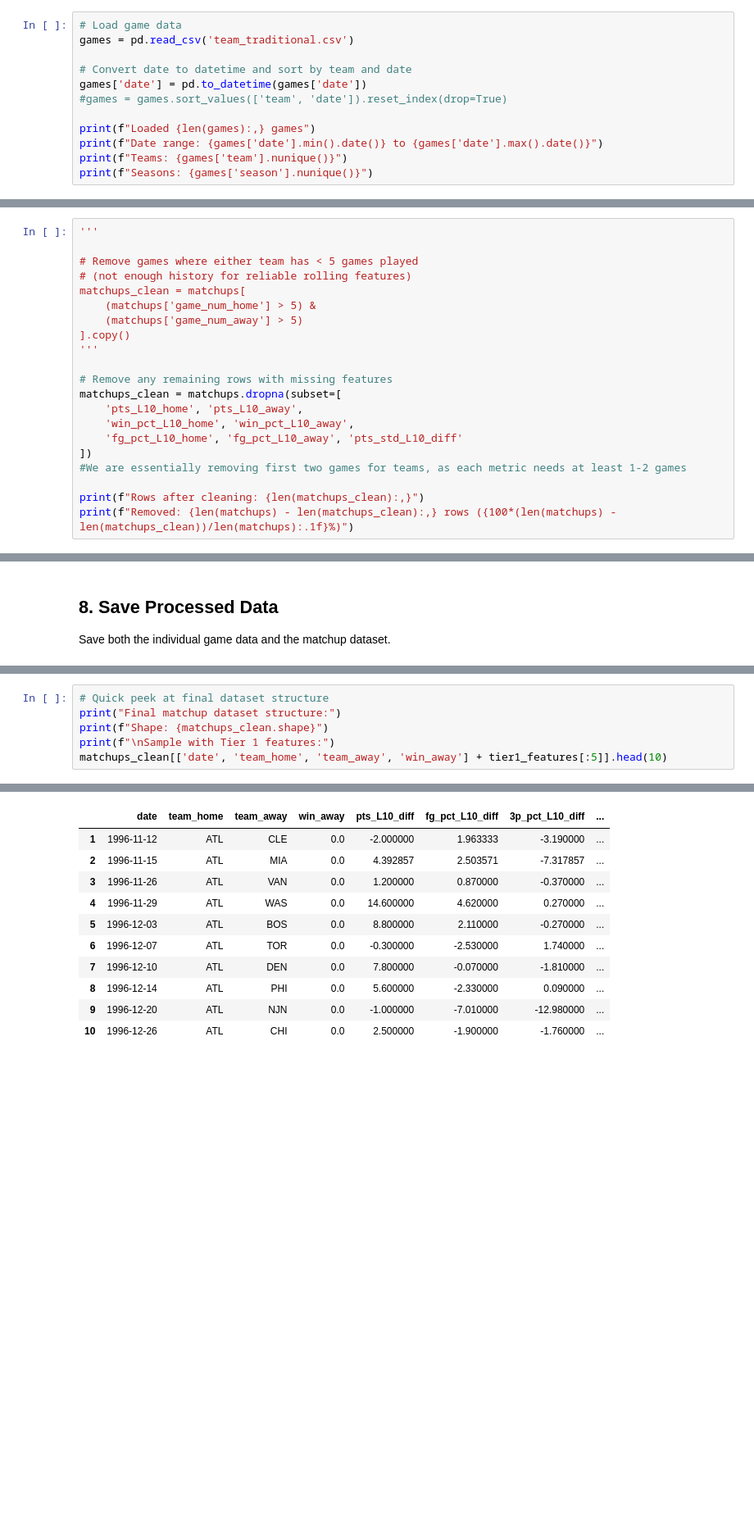
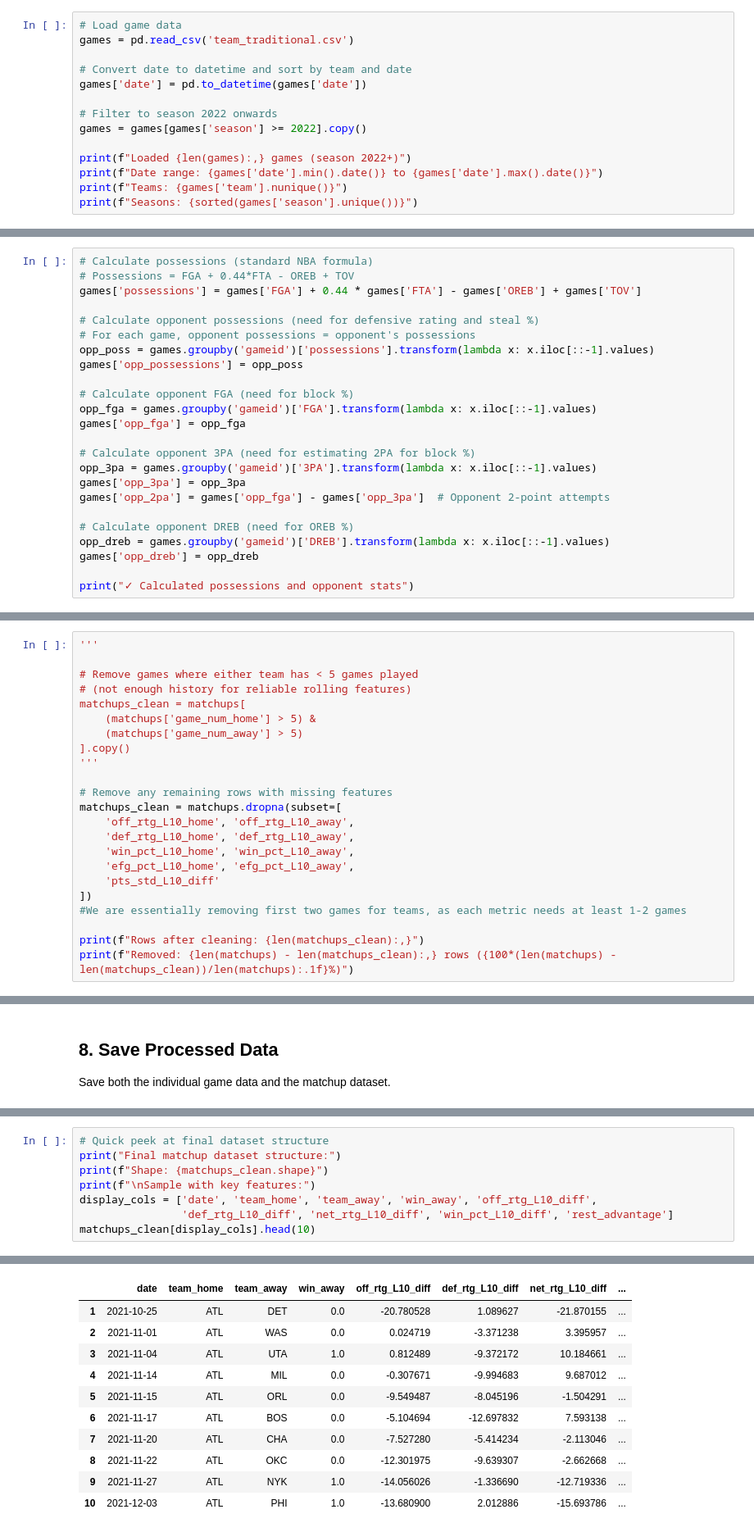
Before and after one commit to MichaelLi12321/NBA-winning-team-predictions, a Jupyter notebook: data_wranging.ipynb, the cells around one changed output, grey strips where cells are left out. Shown at 82% size. Cells and saved outputs as stored; diff of their text form; blank space fills up the shorter version.

```diff
--- a/data_wranging.ipynb
+++ b/data_wranging.ipynb
@@ -30,10 +31,12 @@ games = pd.read_csv('team_traditional.csv')
 
 # Convert date to datetime and sort by team and date
 games['date'] = pd.to_datetime(games['date'])
-#games = games.sort_values(['team', 'date']).reset_index(drop=True)
 
-print(f"Loaded {len(games):,} games")
+# Filter to season 2022 onwards
+games = games[games['season'] >= 2022].copy()
+
+print(f"Loaded {len(games):,} games (season 2022+)")
 print(f"Date range: {games['date'].min().date()} to {games['date'].max().date()}")
 print(f"Teams: {games['team'].nunique()}")
-print(f"Seasons: {games['season'].nunique()}")
+print(f"Seasons: {sorted(games['season'].unique())}")
 # %% [output]
@@ -97,0 +115,24 @@ Sample check - first game:
+# %%
+# Calculate possessions (standard NBA formula)
+# Possessions = FGA + 0.44*FTA - OREB + TOV
+games['possessions'] = games['FGA'] + 0.44 * games['FTA'] - games['OREB'] + games['TOV']
+
+# Calculate opponent possessions (need for defensive rating and steal %)
+# For each game, opponent possessions = opponent's possessions
+opp_poss = games.groupby('gameid')['possessions'].transform(lambda x: x.iloc[::-1].values)
+games['opp_possessions'] = opp_poss
+
+# Calculate opponent FGA (need for block %)
+opp_fga = games.groupby('gameid')['FGA'].transform(lambda x: x.iloc[::-1].values)
+games['opp_fga'] = opp_fga
+
+# Calculate opponent 3PA (need for estimating 2PA for block %)
+opp_3pa = games.groupby('gameid')['3PA'].transform(lambda x: x.iloc[::-1].values)
+games['opp_3pa'] = opp_3pa
+games['opp_2pa'] = games['opp_fga'] - games['opp_3pa']  # Opponent 2-point attempts
+
+# Calculate opponent DREB (need for OREB %)
+opp_dreb = games.groupby('gameid')['DREB'].transform(lambda x: x.iloc[::-1].values)
+games['opp_dreb'] = opp_dreb
+
+print("✓ Calculated possessions and opponent stats")
@@ -449,9 +544,11 @@ matchups_clean = matchups[
 
 # Remove any remaining rows with missing features
 matchups_clean = matchups.dropna(subset=[
-    'pts_L10_home', 'pts_L10_away',
+    'off_rtg_L10_home', 'off_rtg_L10_away',
+    'def_rtg_L10_home', 'def_rtg_L10_away',
     'win_pct_L10_home', 'win_pct_L10_away',
-    'fg_pct_L10_home', 'fg_pct_L10_away', 'pts_std_L10_diff'
+    'efg_pct_L10_home', 'efg_pct_L10_away',
+    'pts_std_L10_diff'
 ])
 #We are essentially removing first two games for teams, as each metric needs at least 1-2 games
 
@@ -652,7 +797,9 @@ DATA WRANGLING COMPLETE!
 # Quick peek at final dataset structure
 print("Final matchup dataset structure:")
 print(f"Shape: {matchups_clean.shape}")
-print(f"\nSample with Tier 1 features:")
-matchups_clean[['date', 'team_home', 'team_away', 'win_away'] + tier1_features[:5]].head(10)
+print(f"\nSample with key features:")
+display_cols = ['date', 'team_home', 'team_away', 'win_away', 'off_rtg_L10_diff',
+                'def_rtg_L10_diff', 'net_rtg_L10_diff', 'win_pct_L10_diff', 'rest_advantage']
+matchups_clean[display_cols].head(10)
 # %% [output]
 Final matchup dataset structure:
@@ -662,12 +809,12 @@ Sample with Tier 1 features:
-|  | date | team_home | team_away | win_away | pts_L10_diff | fg_pct_L10_diff | 3p_pct_L10_diff | ... |
-| 1 | 1996-11-12 | ATL | CLE | 0.0 | -2.000000 | 1.963333 | -3.190000 | ... |
-| 2 | 1996-11-15 | ATL | MIA | 0.0 | 4.392857 | 2.503571 | -7.317857 | ... |
-| 3 | 1996-11-26 | ATL | VAN | 0.0 | 1.200000 | 0.870000 | -0.370000 | ... |
-| 4 | 1996-11-29 | ATL | WAS | 0.0 | 14.600000 | 4.620000 | 0.270000 | ... |
-| 5 | 1996-12-03 | ATL | BOS | 0.0 | 8.800000 | 2.110000 | -0.270000 | ... |
-| 6 | 1996-12-07 | ATL | TOR | 0.0 | -0.300000 | -2.530000 | 1.740000 | ... |
-| 7 | 1996-12-10 | ATL | DEN | 0.0 | 7.800000 | -0.070000 | -1.810000 | ... |
-| 8 | 1996-12-14 | ATL | PHI | 0.0 | 5.600000 | -2.330000 | 0.090000 | ... |
-| 9 | 1996-12-20 | ATL | NJN | 0.0 | -1.000000 | -7.010000 | -12.980000 | ... |
-| 10 | 1996-12-26 | ATL | CHI | 0.0 | 2.500000 | -1.900000 | -1.760000 | ... |
+|  | date | team_home | team_away | win_away | off_rtg_L10_diff | def_rtg_L10_diff | net_rtg_L10_diff | ... |
+| 1 | 2021-10-25 | ATL | DET | 0.0 | -20.780528 | 1.089627 | -21.870155 | ... |
+| 2 | 2021-11-01 | ATL | WAS | 0.0 | 0.024719 | -3.371238 | 3.395957 | ... |
+| 3 | 2021-11-04 | ATL | UTA | 1.0 | 0.812489 | -9.372172 | 10.184661 | ... |
+| 4 | 2021-11-14 | ATL | MIL | 0.0 | -0.307671 | -9.994683 | 9.687012 | ... |
+| 5 | 2021-11-15 | ATL | ORL | 0.0 | -9.549487 | -8.045196 | -1.504291 | ... |
+| 6 | 2021-11-17 | ATL | BOS | 0.0 | -5.104694 | -12.697832 | 7.593138 | ... |
+| 7 | 2021-11-20 | ATL | CHA | 0.0 | -7.527280 | -5.414234 | -2.113046 | ... |
+| 8 | 2021-11-22 | ATL | OKC | 0.0 | -12.301975 | -9.639307 | -2.662668 | ... |
+| 9 | 2021-11-27 | ATL | NYK | 1.0 | -14.056026 | -1.336690 | -12.719336 | ... |
+| 10 | 2021-12-03 | ATL | PHI | 1.0 | -13.680900 | 2.012886 | -15.693786 | ... |
 # %% [markdown]
```
Also changed, not shown: parts of 25 cells of this notebook.
